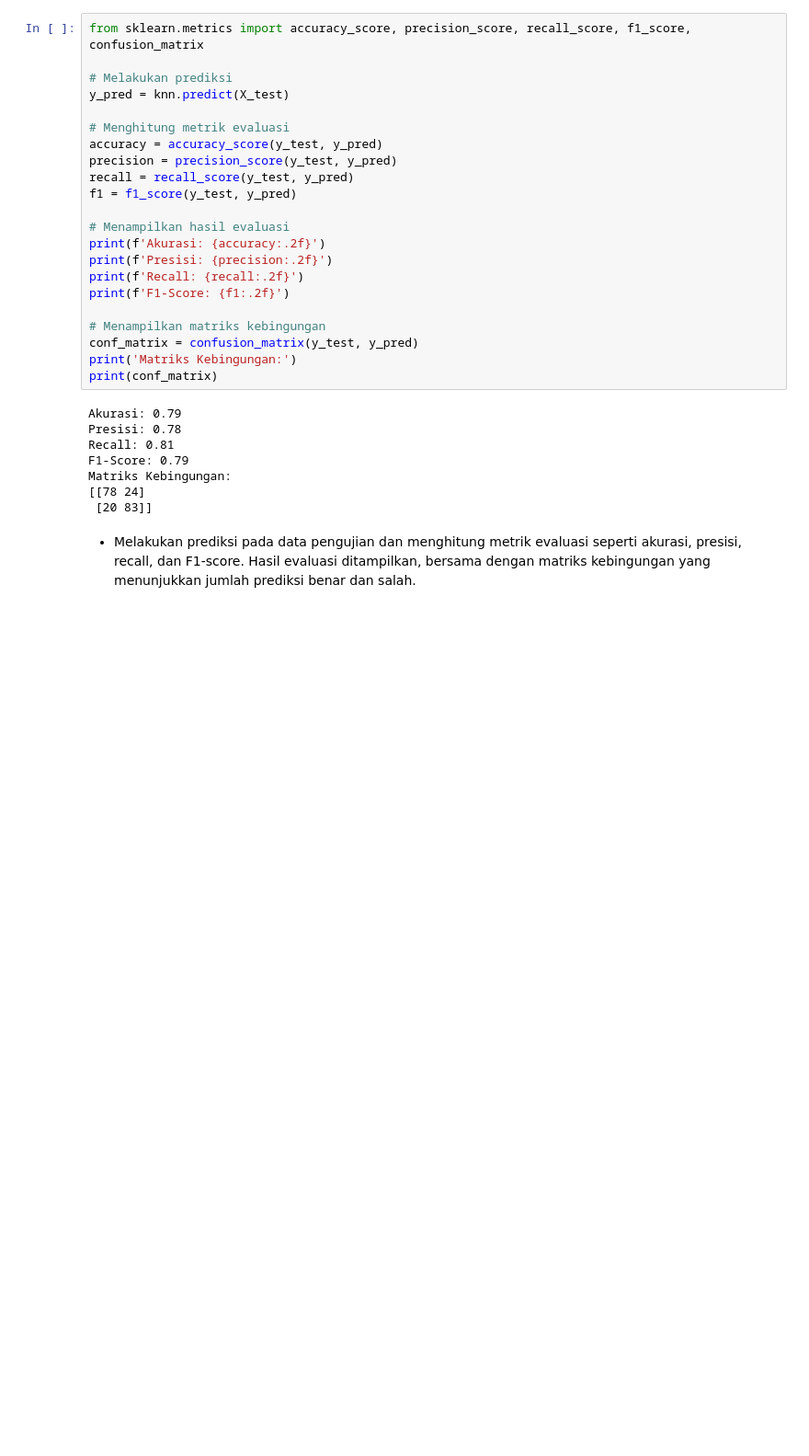
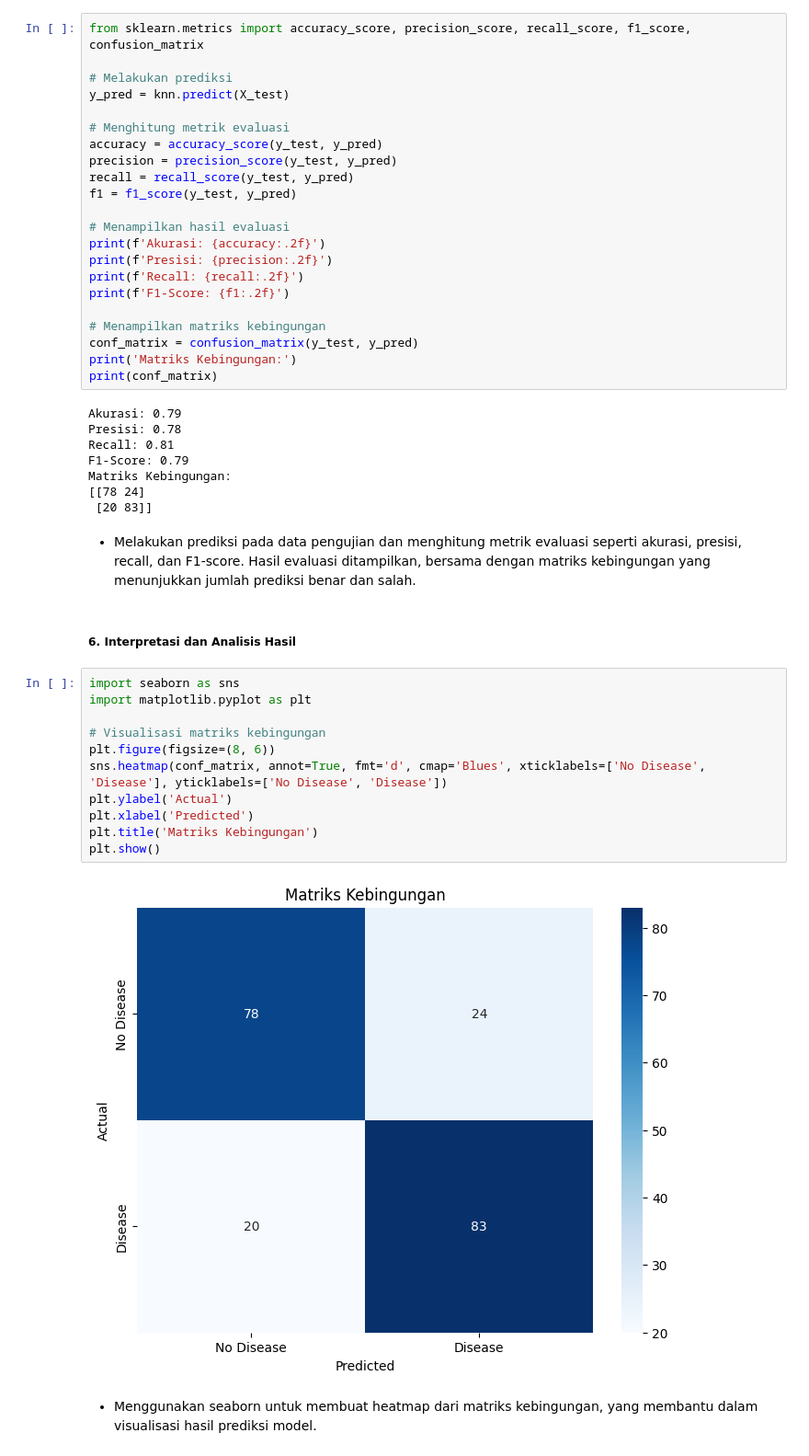
Before and after one commit to Fatlem/Data-Mining, a Jupyter notebook: UAS-DM/Test.ipynb, the cells around one changed output. Shown at 92% size. Cells and saved outputs as stored; diff of their text form; blank space fills up the shorter version.

```diff
--- a/UAS-DM/Test.ipynb
+++ b/UAS-DM/Test.ipynb
@@ -123,3 +123,20 @@ Matriks Kebingungan:
  [20 83]]
 # %% [markdown]
 - Melakukan prediksi pada data pengujian dan menghitung metrik evaluasi seperti akurasi, presisi, recall, dan F1-score. Hasil evaluasi ditampilkan, bersama dengan matriks kebingungan yang menunjukkan jumlah prediksi benar dan salah.
+# %% [markdown]
+##### 6. Interpretasi dan Analisis Hasil
+# %%
+import seaborn as sns
+import matplotlib.pyplot as plt
+
+# Visualisasi matriks kebingungan
+plt.figure(figsize=(8, 6))
+sns.heatmap(conf_matrix, annot=True, fmt='d', cmap='Blues', xticklabels=['No Disease', 'Disease'], yticklabels=['No Disease', 'Disease'])
+plt.ylabel('Actual')
+plt.xlabel('Predicted')
+plt.title('Matriks Kebingungan')
+plt.show()
+# %% [output]
+[figure, added]
+# %% [markdown]
+- Menggunakan seaborn untuk membuat heatmap dari matriks kebingungan, yang membantu dalam visualisasi hasil prediksi model.
```
Also changed, not shown: 1 other file.
